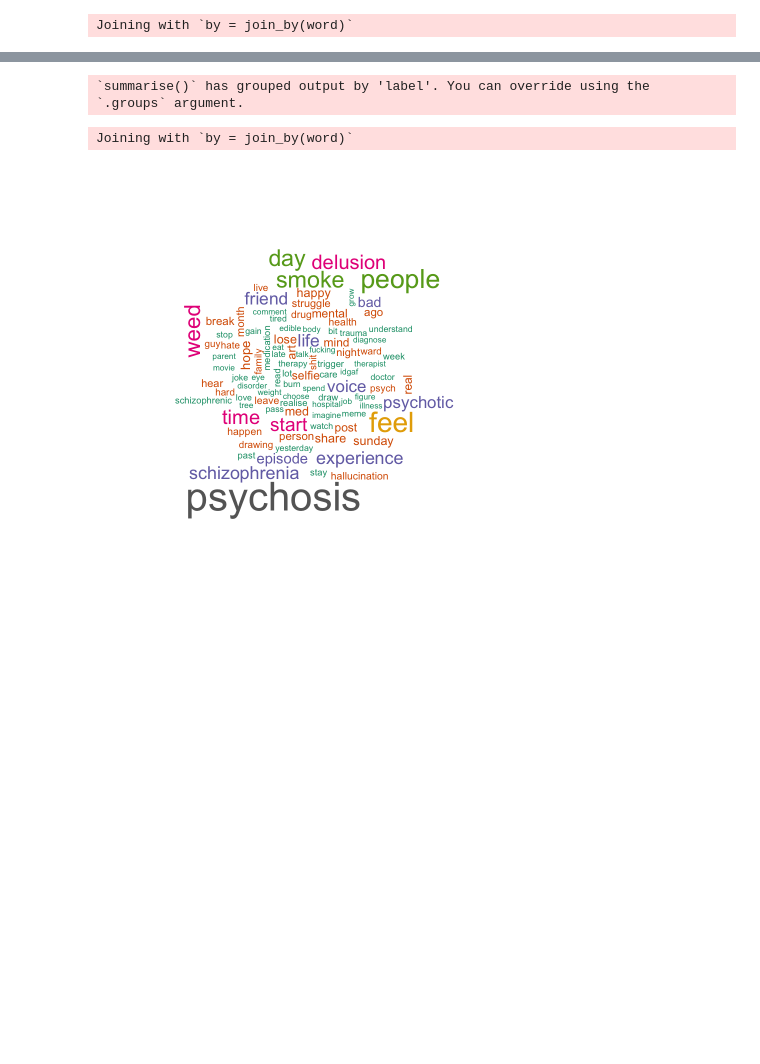
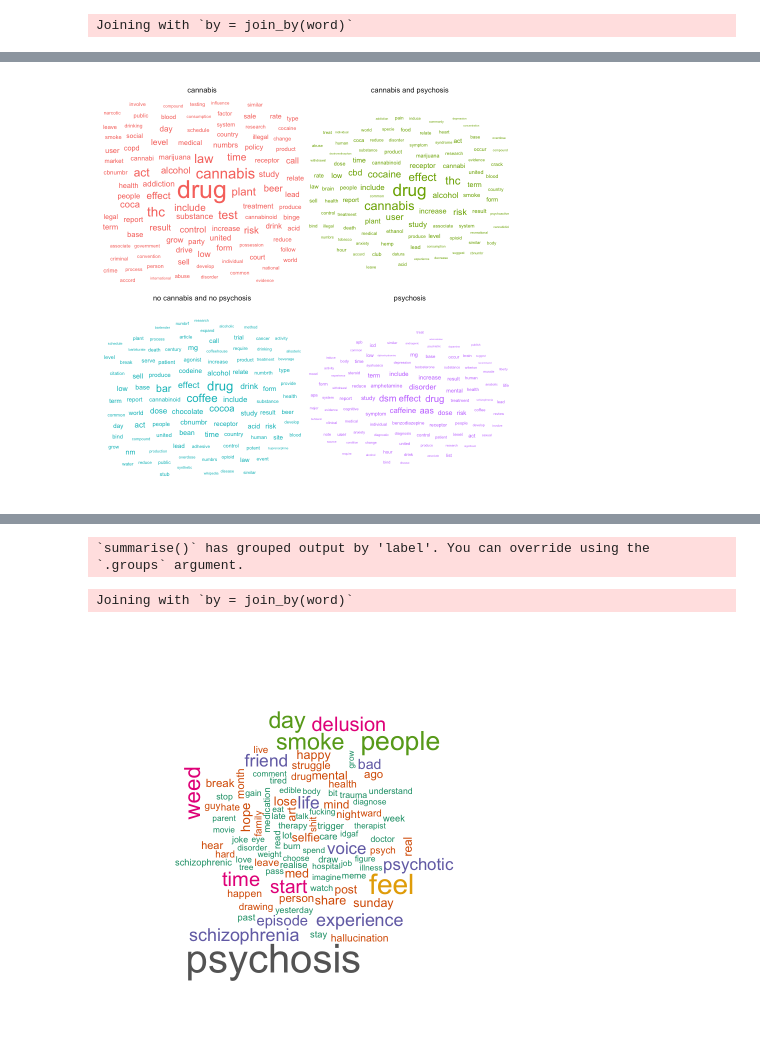
Before and after one commit to anly501/dsan-5000-project-mfgeary, a Jupyter notebook: dsan-website/5000-website/eda/eda.ipynb, the cells around one changed output, grey strips where cells are left out. Cells and saved outputs as stored; diff of their text form; code cells hidden in the pictures; blank space fills up the shorter version.

```diff
--- a/dsan-website/5000-website/eda/eda.ipynb
+++ b/dsan-website/5000-website/eda/eda.ipynb
@@ -88,0 +92,13 @@ tidy_wiki %>%
+# %%
+tidy_wiki %>%
+    filter(stringi::stri_enc_isascii(word)) %>%
+    group_by(label) %>%
+    arrange(-n) %>%
+    slice_head(n = 100) %>%
+    ggplot(aes(label = word, size = n, color = label)) +
+    geom_text_wordcloud_area(rm_outside = TRUE) +
+    scale_size_area(max_size = 20) +
+    theme_minimal() +
+    facet_wrap(~label)
+# %% [output]
+[figure, added]
```
Also changed, not shown: parts of 17 cells of this notebook, 3 other files.
